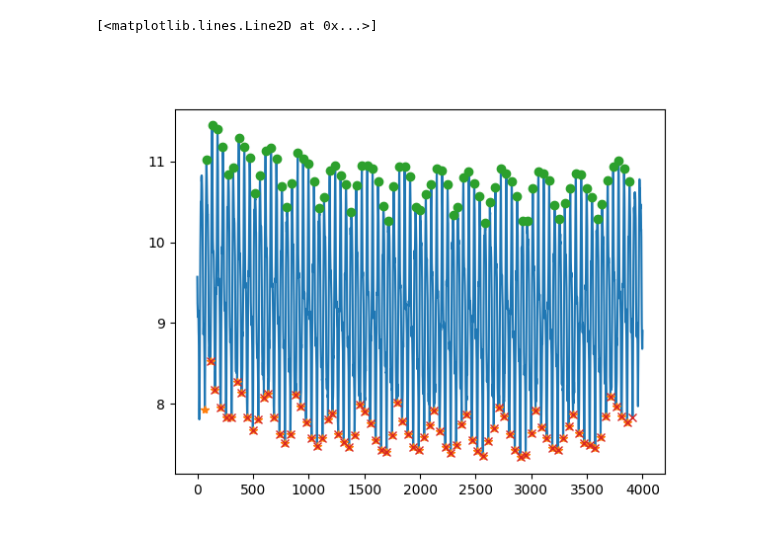
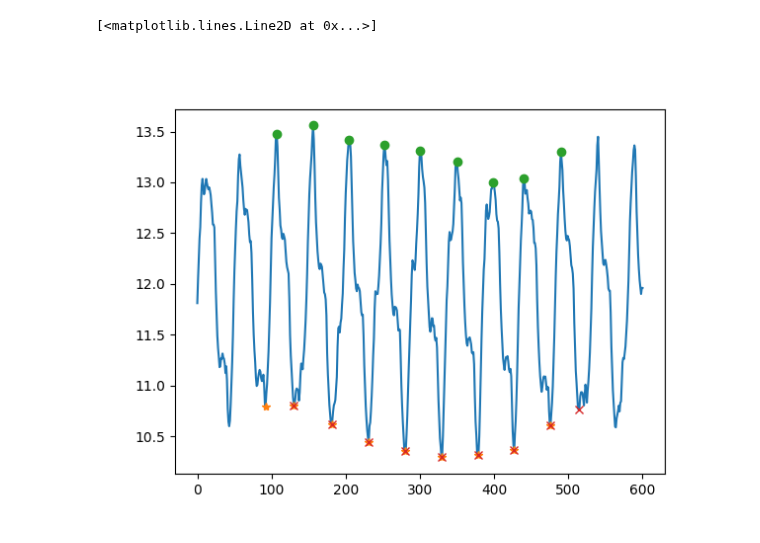
Before and after one commit to EIT-ALIVE/eitprocessing, a Jupyter notebook: notebooks/test_pixel_inflation.ipynb, the cells around one changed output. Saved outputs shown, nothing was run; the diff lists cells and outputs as text; code cells hidden in the pictures.

```diff
--- a/notebooks/test_pixel_inflation.ipynb
+++ b/notebooks/test_pixel_inflation.ipynb
@@ -14,5 +14,5 @@ sequence = load_eit_data(
     vendor="draeger",
 )
 # %%
-# sequence = sequence.t[55940:55970]
+ssequence = sequence.t[55940:55970]
 # %%
@@ -20,6 +20,8 @@ sequence = sequence.t[56600:56800]
 # %%
-eit_data = sequence.eit_data["raw"]
-continuous_data = sequence.continuous_data["global_impedance_(raw)"]
+eit_data = ssequence.eit_data["raw"]
+eit_data.pixel_impedance = eit_data.pixel_impedance
+continuous_data = ssequence.continuous_data["global_impedance_(raw)"]
 # %%
+%%prun
 pi = PixelInflation()
-inflation_container = pi.find_pixel_inflations(eit_data, continuous_data, sequence, result_label="pixel inflations")
+inflation_container = pi.find_pixel_inflations(eit_data, continuous_data, ssequence, result_label="pixel inflations")
@@ -28,35 +46,37 @@ pixel_inflations = inflation_container.values
 # %%
 row = 8
 col = 8
-pixel_data = sequence.eit_data["raw"].pixel_impedance
+pixel_data = ssequence.eit_data["raw"].pixel_impedance
+
+pixel_inflations = inflation_container.values
 
 start_indices = [
-    np.argmax(sequence.eit_data["raw"].time == start_time)
+    np.argmax(ssequence.eit_data["raw"].time == start_time)
     for pixel_inflation in pixel_inflations[:, row, col]
     if pixel_inflation is not None
     for start_time in [pixel_inflation.start_time]
 ]
 
 middle_indices = [
-    np.argmax(sequence.eit_data["raw"].time == middle_time)
+    np.argmax(ssequence.eit_data["raw"].time == middle_time)
     for pixel_inflation in pixel_inflations[:, row, col]
     if pixel_inflation is not None
     for middle_time in [pixel_inflation.middle_time]
 ]
 
 end_indices = [
-    np.argmax(sequence.eit_data["raw"].time == end_time)
+    np.argmax(ssequence.eit_data["raw"].time == end_time)
     for pixel_inflation in pixel_inflations[:, row, col]
     if pixel_inflation is not None
     for end_time in [pixel_inflation.end_time]
 ]
 
 
 plt.figure()
 plt.plot(pixel_data[:, row, col])
 plt.plot(start_indices, pixel_data[start_indices, row, col], "*")
 plt.plot(middle_indices, pixel_data[middle_indices, row, col], "o")
 plt.plot(end_indices, pixel_data[end_indices, row, col], "x")
 # %% [output]
 [<matplotlib.lines.Line2D at 0x...>]
-[figure, old version]
+[figure, new version]
```
Also changed, not shown: parts of 3 cells of this notebook.
